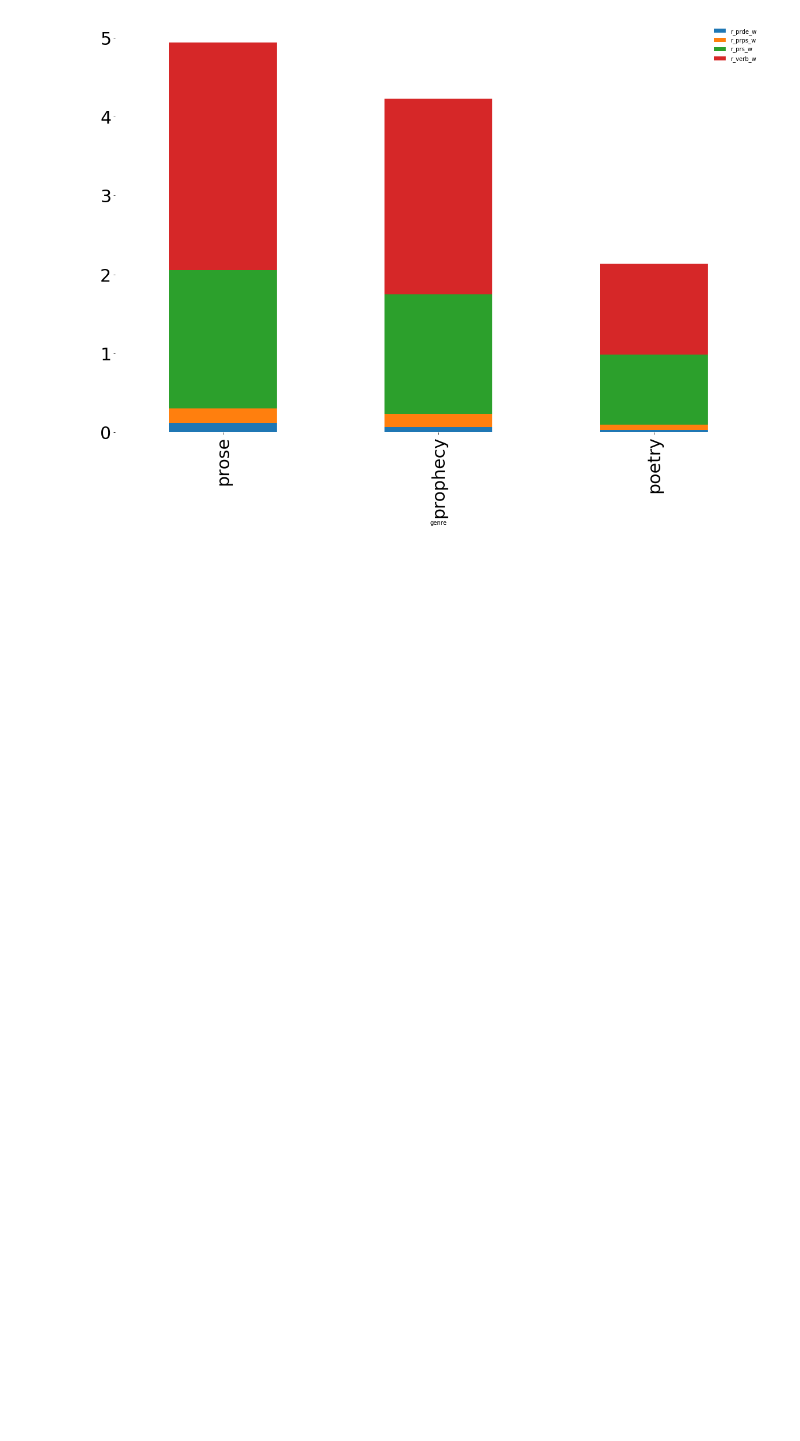
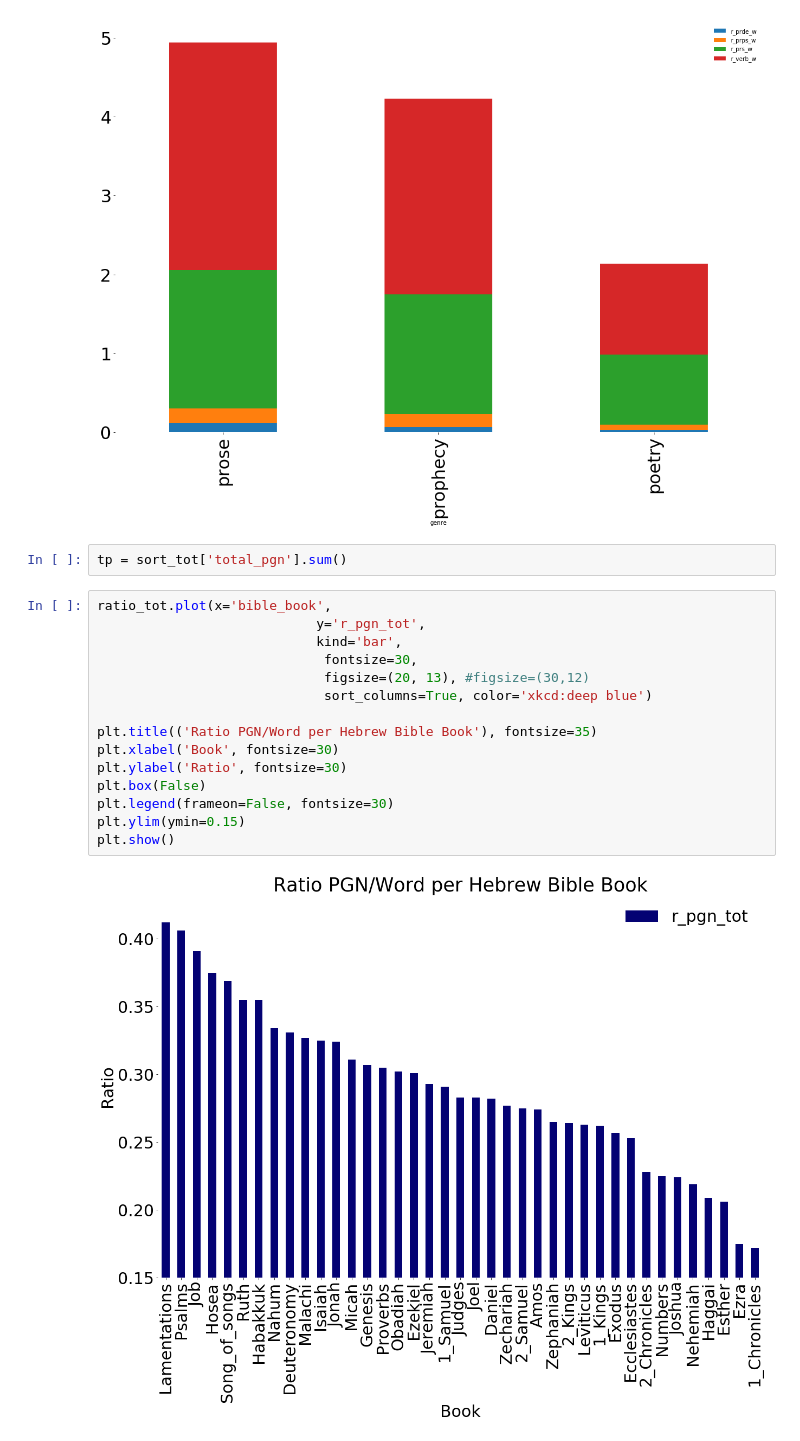
Before and after one commit to cmerwich/participant-analysis, a Jupyter notebook: introduction/intro.ipynb, the cells around one changed output. Saved outputs shown, nothing was run; the diff lists cells and outputs as text; blank space fills up the shorter version.

```diff
--- a/introduction/intro.ipynb
+++ b/introduction/intro.ipynb
@@ -441,3 +464,22 @@ plt.legend(frameon=False)
 plt.show()
 # %% [output]
 [figure]
+# %%
+tp = sort_tot['total_pgn'].sum()
+# %%
+ratio_tot.plot(x='bible_book',
+                            y='r_pgn_tot',
+                            kind='bar',
+                             fontsize=30,
+                             figsize=(20, 13), #figsize=(30,12)
+                             sort_columns=True, color='xkcd:deep blue')
+
+plt.title(('Ratio PGN/Word per Hebrew Bible Book'), fontsize=35)
+plt.xlabel('Book', fontsize=30)
+plt.ylabel('Ratio', fontsize=30)
+plt.box(False)
+plt.legend(frameon=False, fontsize=30)
+plt.ylim(ymin=0.15)
+plt.show()
+# %% [output]
+[figure, added]
```
Also changed, not shown: parts of 6 cells of this notebook, 3 other files.
